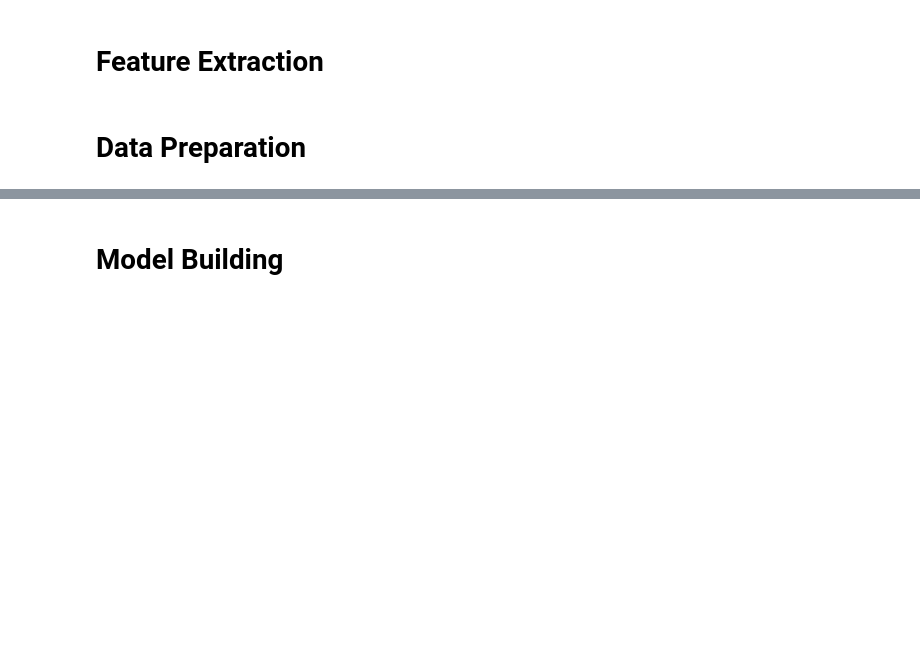
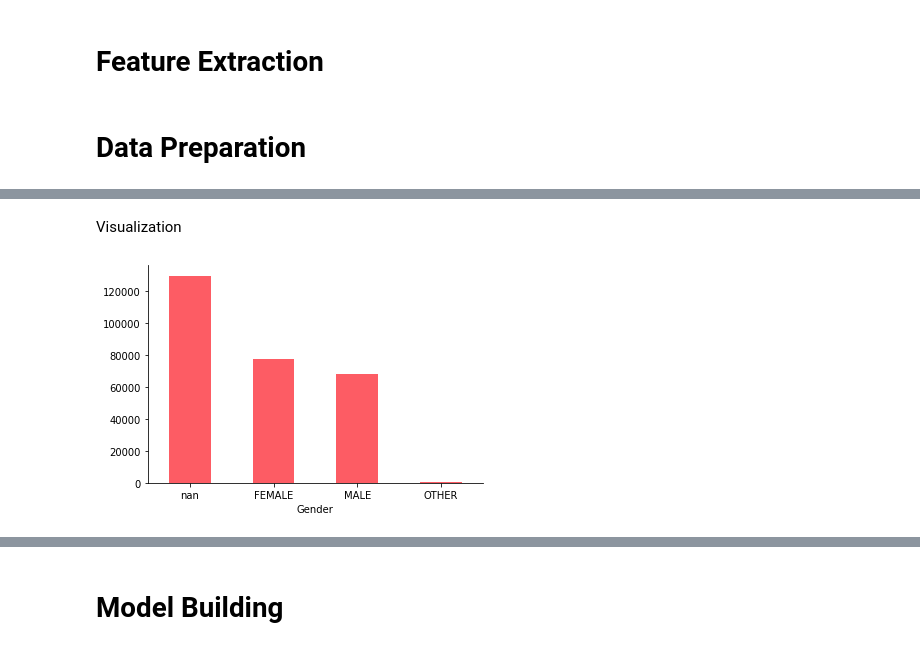
Before and after one commit to leodzung/Airbnb-Kaggle-Challenge, a Jupyter notebook: airbnb.ipynb, the cells around one changed output, grey strips where cells are left out. Drawn from its saved outputs; the diff is of its cells as text; code cells hidden in the pictures; blank space fills up the shorter version.

Commit message:
Add visualization]

```diff
--- a/airbnb.ipynb
+++ b/airbnb.ipynb
@@ -126,0 +143,6 @@ from sklearn.model_selection import GridSearchCV
+# %%
+TRAIN_DATA_BASIC = '/kaggle/input/airbnb-recruiting-new-user-bookings/train_users_2.csv.zip'
+TEST_DATA_BASIC = '/kaggle/input/airbnb-recruiting-new-user-bookings/test_users.csv.zip'
+
+training = pd.read_csv(TRAIN_DATA_BASIC, index_col=0)
+testing = pd.read_csv(TEST_DATA_BASIC, index_col=0)
@@ -126,0 +156,5 @@ from sklearn.model_selection import GridSearchCV
+# %%
+# Merge train and test users
+users = pd.concat((training, testing), axis=0, ignore_index=True)
+
+users.head()
@@ -126,0 +175,2 @@ from sklearn.model_selection import GridSearchCV
+# %%
+users.gender.replace('-unknown-', np.nan, inplace=True)
@@ -126,0 +234,12 @@ from sklearn.model_selection import GridSearchCV
+# %%
+users.loc[users.age > 95, 'age'] = np.nan
+users.loc[users.age < 13, 'age'] = np.nan
+# %% [markdown]
+Visualization
+# %%
+users.gender.value_counts(dropna=False).plot(kind='bar', color='#FD5C64', rot=0)
+plt.xlabel('Gender')
+sns.despine()
+plt.savefig('gender.png')
+# %% [output]
+[figure, added]
```
Also changed, not shown: parts of 30 cells of this notebook, 4 other files.
